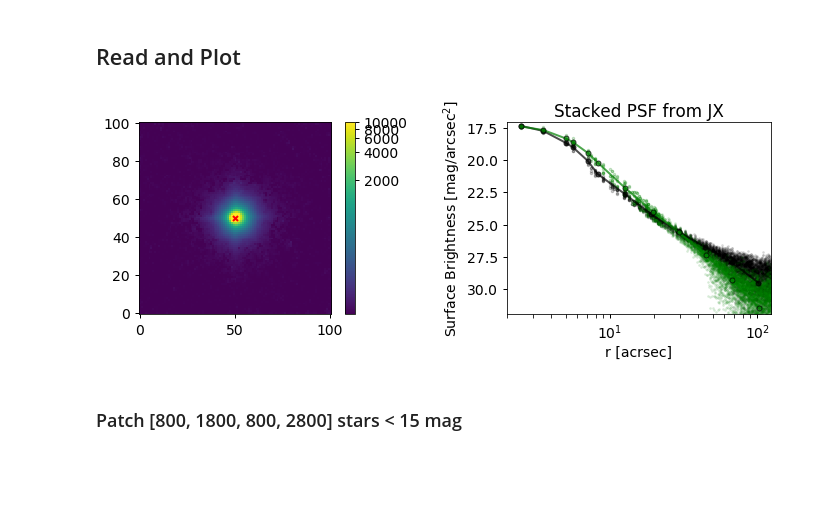
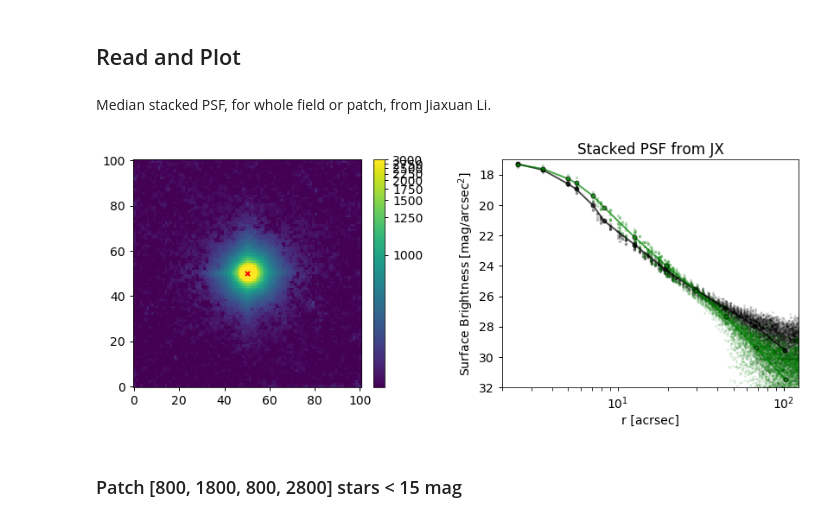
Before and after one commit to qliu4676/elderflower, a Jupyter notebook: demos/Plot_Fit_Result.ipynb, the cells around one changed output. Saved outputs shown, nothing was run; the diff lists cells and outputs as text; code cells hidden in the pictures; blank space fills up the shorter version.

```diff
--- a/demos/Plot_Fit_Result.ipynb
+++ b/demos/Plot_Fit_Result.ipynb
@@ -1,31 +0,0 @@
-# %%
-from matplotlib import patches
-from matplotlib import rcParams
-from scipy import stats
-from scipy.interpolate import interp1d
-import pandas as pd
-from astropy import units as u
-from astropy.convolution import Gaussian2DKernel
-from astropy.stats import gaussian_fwhm_to_sigma
-from astropy.stats import sigma_clipped_stats
-from astropy.table import Table, Column, setdiff, join, unique
-from photutils import detect_sources, deblend_sources
-from photutils import CircularAperture, CircularAnnulus
-
-
-from utils import *
-
-rcParams.update({'xtick.major.pad': '5.0'})
-rcParams.update({'xtick.major.size': '4'})
-rcParams.update({'xtick.major.width': '1.'})
-rcParams.update({'xtick.minor.pad': '5.0'})
-rcParams.update({'xtick.minor.size': '4'})
-rcParams.update({'xtick.minor.width': '0.8'})
-rcParams.update({'ytick.major.pad': '5.0'})
-rcParams.update({'ytick.major.size': '4'})
-rcParams.update({'ytick.major.width': '1.'})
-rcParams.update({'ytick.minor.pad': '5.0'})
-rcParams.update({'ytick.minor.size': '4'})
-rcParams.update({'ytick.minor.width': '0.8'})
-rcParams.update({'font.size': 14})
-rcParams.update({'font.serif': 'Times New Roman'})
@@ -286,35 +169,37 @@ save_thumbs(res_thumb, 'Thumb_15mag_X%sY%s'%(patch_Xmin, patch_Ymin))
 Save thumbs to: Thumb_15mag_X800Y1800
 # %% [markdown]
 ## Read and Plot
+# %% [markdown]
+Median stacked PSF, for whole field or patch, from Jiaxuan Li.
 # %%
 hdu = fits.open("./med_psf_JX.fits")[0]
 hdu_p = fits.open("./median_psf_patch.fits")[0]
 PSF_JX = hdu.data * 10 + mu
 PSF_JX_p = hdu_p.data * 1e5 + mu
 
-fig = plt.figure(figsize=(10,4))
+fig = plt.figure(figsize=(12,5))
 ax1 = plt.subplot(121)
-im = ax1.imshow(PSF_JX_p, vmin=mu, vmax=10000, norm=norm1, aspect="equal", origin="lower", cmap="viridis")
+im = ax1.imshow(PSF_JX_p, vmin=mu, vmax=3e3, norm=norm1, aspect="equal", origin="lower", cmap="viridis")
 ax1.plot(50,50,"rx",ms=5,mew=2)
 colorbar(im)
 
 ax2 = plt.subplot(122)
 r_rbin, z_rbin, logzerr_rbin = cal_profile_1d(PSF_JX, cen=(50,50),
                                              ZP=ZP, sky_mean=mu, sky_std=1, pix_scale=pix_scale,
                                              xunit="arcsec", yunit="SB", color="k",
                                              scatter=True, core_undersample=True)
 I_stack_scale = Intensity2SB(z_rbin[np.argmin(abs(r_rbin-25))], mu, ZP, pix_scale)
 r_rbin, z_rbin, logzerr_rbin = cal_profile_1d(PSF_JX_p, cen=(50,50),
                                              ZP=ZP, sky_mean=mu, sky_std=1, pix_scale=pix_scale,
                                              xunit="arcsec", yunit="SB", color="g",
                                              scatter=True, core_undersample=True)
 I_stack_scale_p = Intensity2SB(z_rbin[np.argmin(abs(r_rbin-25))], mu, ZP, pix_scale)
 
 plt.ylim(32,17)
 plt.title("Stacked PSF from JX")
 plt.tight_layout()
 # %% [output]
-[figure, old version]
+[figure, new version]
 # %%
 import random
 colour = [ "indianred", "steelblue", "seagreen", "gold", "lightcyan", "orchid", "orange", "gray", "brown" ]
```
Also changed, not shown: parts of 22 cells of this notebook, 4 other files.
